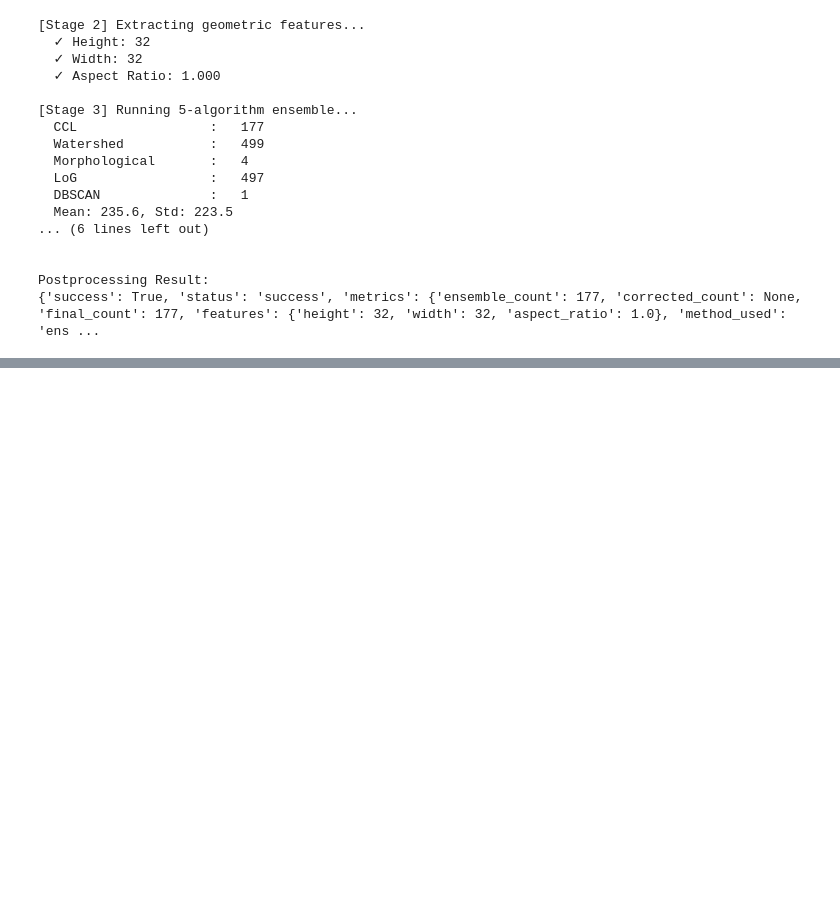
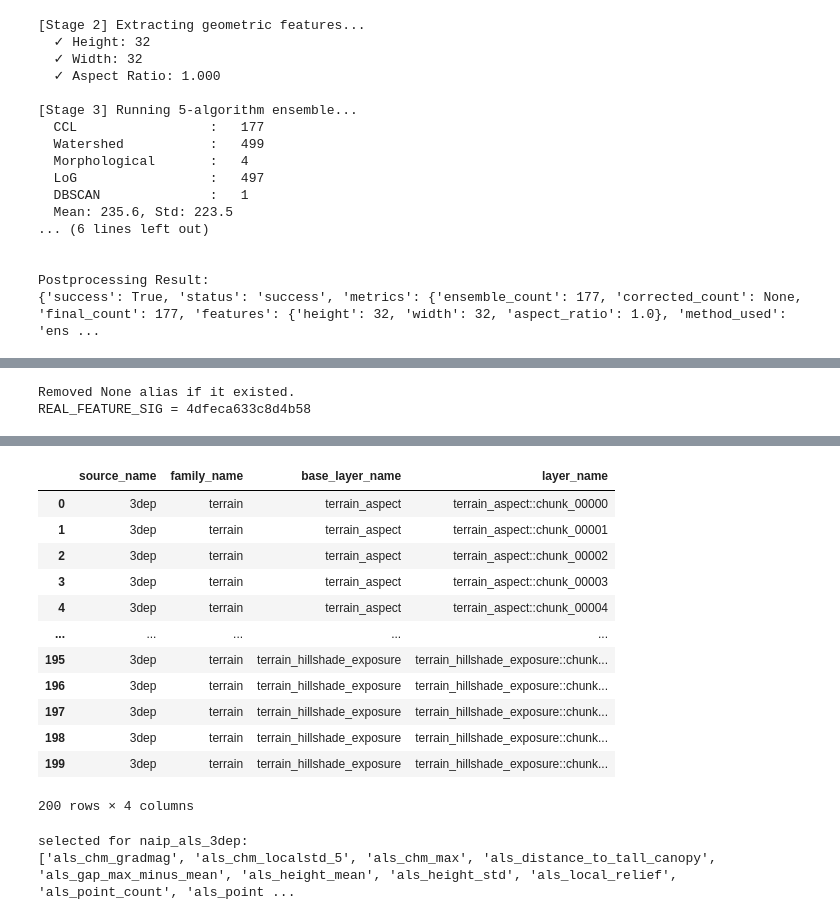
Before and after one commit to ICharmU/shrub, a Jupyter notebook: Final/main.ipynb, the cells around one changed output, grey strips where cells are left out. Cells and saved outputs as stored; diff of their text form; code cells hidden in the pictures; blank space fills up the shorter version.

```diff
--- a/Final/main.ipynb
+++ b/Final/main.ipynb
@@ -1991,0 +3248,24 @@ Postprocessing Result:
+# %%
+from pathlib import Path
+
+def infer_feature_signature_from_registry_path(path: str | Path, site_id: str) -> str:
+    path = Path(path)
+    parts = list(path.parts)
+
+    # Look for ... / features / {site_id} / {config_signature} / stack / stack_registry.json
+    for i in range(len(parts) - 4):
+        if parts[i] == "features" and parts[i + 1] == site_id:
+            return parts[i + 2]
+
+    raise ValueError(
+        f"Could not infer feature signature from path={path}. "
+        f"Expected pattern .../features/{site_id}/<config_signature>/stack/stack_registry.json"
+    )
+
+FEATURE_PIPELINES_BY_SIG.pop(None, None)
+print("Removed None alias if it existed.")
+REAL_FEATURE_SIG = infer_feature_signature_from_registry_path(best_registry_path, SMOKE_MODEL_SITES[0])
+print("REAL_FEATURE_SIG =", REAL_FEATURE_SIG)
+# %% [output]
+Removed None alias if it existed.
+REAL_FEATURE_SIG = 4dfeca633c8d4b58
@@ -1991,0 +3295,25 @@ Postprocessing Result:
+# %%
+site_id = SMOKE_MODEL_SITES[0]
+
+registry = load_or_init_stack_registry(
+    site_id,
+    artifact_store=artifact_store,
+    config_signature=REAL_FEATURE_SIG,
+)
+
+reg_df = stack_registry_frame(registry).copy()
+if not reg_df.empty:
+    reg_df["base_layer_name"] = reg_df["layer_name"].astype(str).str.split("::").str[0]
+
+print("n registry rows:", len(reg_df))
+display(
+    reg_df[["source_name", "family_name", "base_layer_name", "layer_name"]]
+    .drop_duplicates()
+    .sort_values(["source_name", "family_name", "base_layer_name"])
+    .reset_index(drop=True)
+    .head(200)
+)
+
+print("selected for naip_als_3dep:")
+print(choose_pixel_layer_names(registry, "naip_als_3dep")[:50])
+# %% [output]
@@ -1991,0 +3322,15 @@ Postprocessing Result:
+|  | source_name | family_name | base_layer_name | layer_name |
+| 0 | 3dep | terrain | terrain_aspect | terrain_aspect::chunk_00000 |
+| 1 | 3dep | terrain | terrain_aspect | terrain_aspect::chunk_00001 |
+| 2 | 3dep | terrain | terrain_aspect | terrain_aspect::chunk_00002 |
+| 3 | 3dep | terrain | terrain_aspect | terrain_aspect::chunk_00003 |
+| 4 | 3dep | terrain | terrain_aspect | terrain_aspect::chunk_00004 |
+| ... | ... | ... | ... | ... |
+| 195 | 3dep | terrain | terrain_hillshade_exposure | terrain_hillshade_exposure::chunk... |
+| 196 | 3dep | terrain | terrain_hillshade_exposure | terrain_hillshade_exposure::chunk... |
+| 197 | 3dep | terrain | terrain_hillshade_exposure | terrain_hillshade_exposure::chunk... |
+| 198 | 3dep | terrain | terrain_hillshade_exposure | terrain_hillshade_exposure::chunk... |
+| 199 | 3dep | terrain | terrain_hillshade_exposure | terrain_hillshade_exposure::chunk... |
+200 rows × 4 columns
+selected for naip_als_3dep:
+['als_chm_gradmag', 'als_chm_localstd_5', 'als_chm_max', 'als_distance_to_tall_canopy', 'als_gap_max_minus_mean', 'als_height_mean', 'als_height_std', 'als_local_relief', 'als_point_count', 'als_point ...
```
Also changed, not shown: parts of 28 cells of this notebook, 4 other files.
